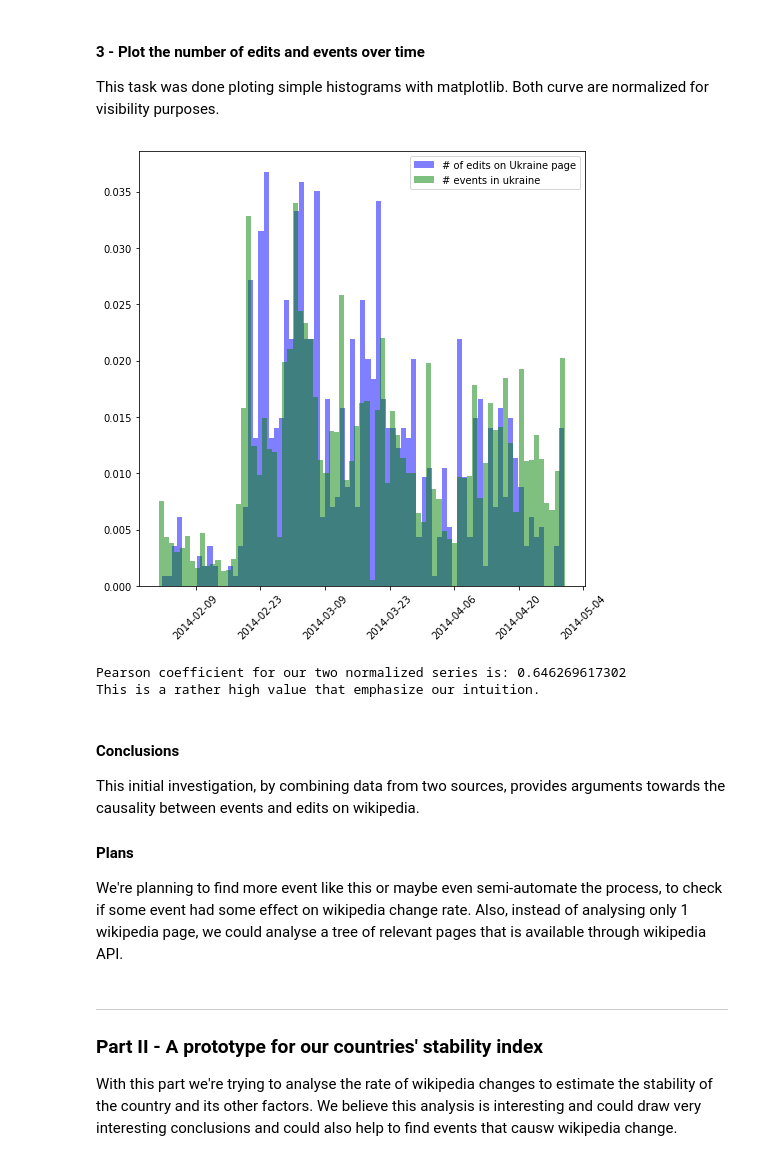
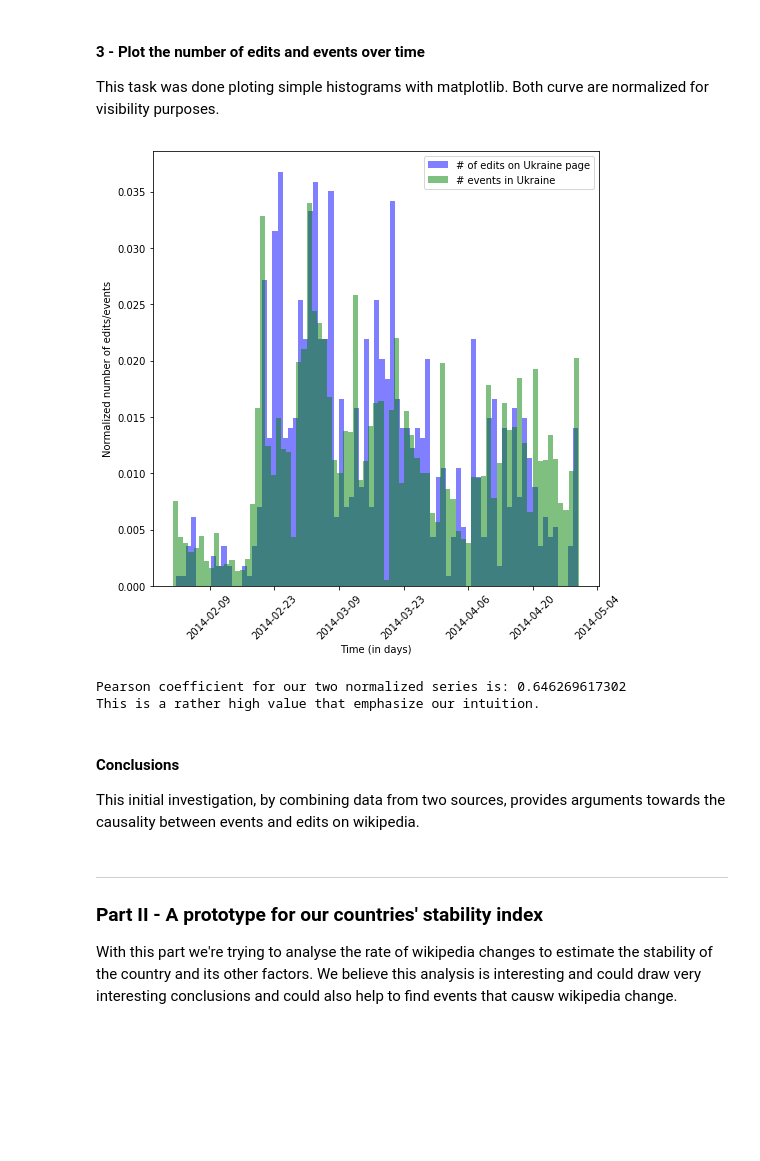
Before and after one commit to Amaumaury/ada-2017, a Jupyter notebook: project/Milestone2.ipynb, the cells around one changed output. Cells and saved outputs as stored; diff of their text form; code cells hidden in the pictures; blank space fills up the shorter version.

```diff
--- a/project/Milestone2.ipynb
+++ b/project/Milestone2.ipynb
@@ -77,25 +92,27 @@ This task was done ploting simple histograms with matplotlib. Both curve are nor
 # %%
 # Add historgram for the number of edits on ukraine's wikipedia page (normalized)
 n_wiki, bins_wiki, patches_wiki = plt.hist(ukraine_edits_dates,\
                                            bins=79,\
                                            normed=True,\
                                            color='blue',\
                                            alpha=0.5,\
                                            label='# of edits on Ukraine page')
 
 # Add histogram for the number of events (normalized)
 n_event, bins_event, patches_event = plt.hist(ukraine_events_dates,\
                                               bins=79,\
                                               color='green',\
                                               normed=True,\
                                               alpha=0.5,\
                                               label='# events in Ukraine')
 
 plt.xticks(rotation=45)
+plt.xlabel('Time (in days)')
+plt.ylabel('Normalized number of edits/events')
 plt.legend(loc='upper right')
 plt.show()
 # %% [output]
-[figure, old version]
+[figure, new version]
 # %%
 print('Pearson coefficient for our two normalized series is:', np.corrcoef(n_wiki, n_event)[1, 0], '\nThis is a rather high value that emphasize our intuition.')
 # %% [output]
@@ -105,9 +122,6 @@ This is a rather high value that emphasize our intuition.
 #### Conclusions
 
 This initial investigation, by combining data from two sources, provides arguments towards the causality between events and edits on wikipedia.
-
-#### Plans
-We're planning to find more event like this or maybe even semi-automate the process, to check if some event had some effect on wikipedia change rate. Also, instead of analysing only 1 wikipedia page, we could analyse a tree of relevant pages that is available through wikipedia API.
 # %% [markdown]
 ---
 ### Part II - A prototype for our countries' stability index
```
Also changed, not shown: parts of 12 cells of this notebook, 2 other files.
